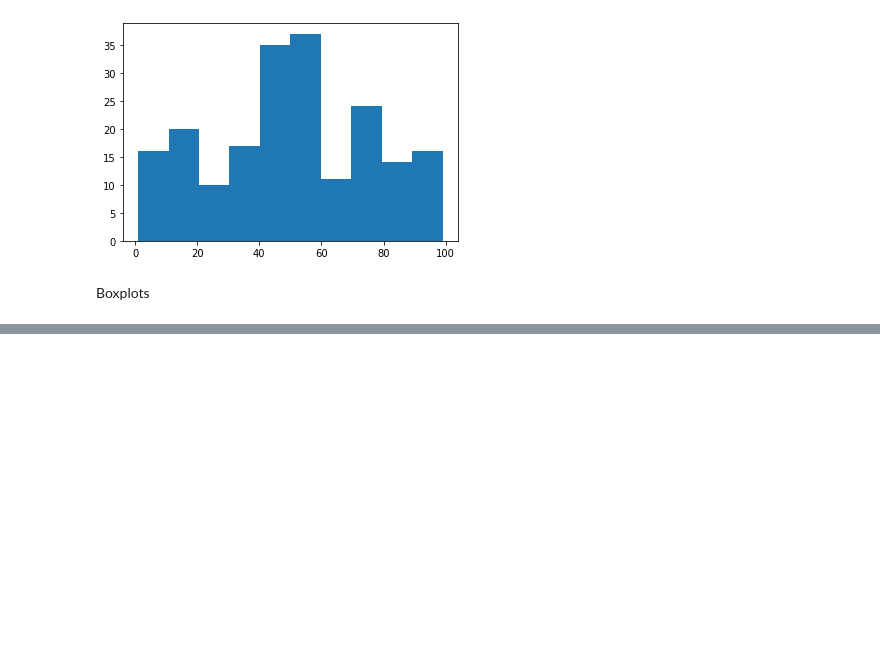
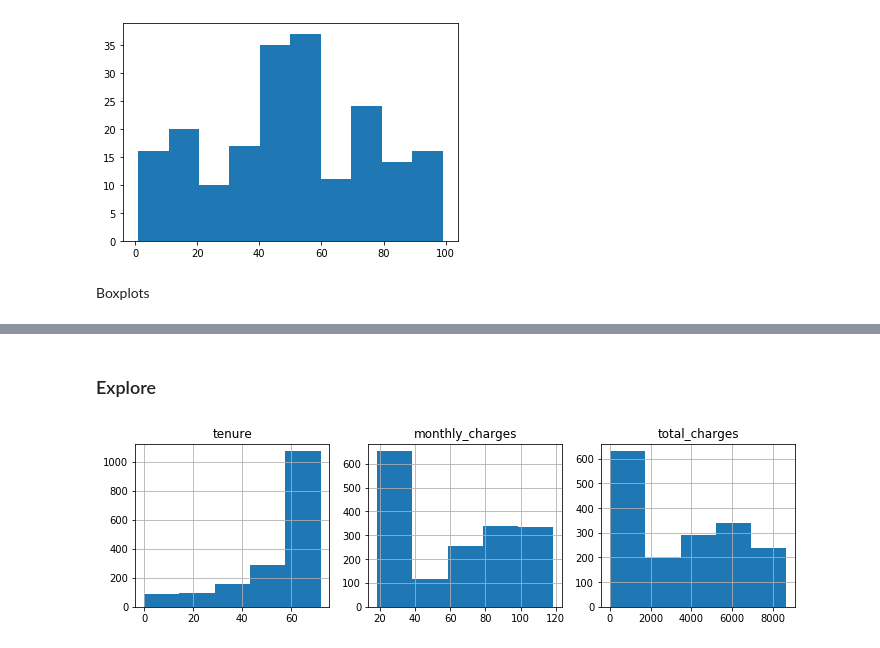
Before and after one commit to Brandon-Martinez27/regression-exercises, a Jupyter notebook: wrangle.ipynb, the cells around one changed output, grey strips where cells are left out. Cells and saved outputs as stored; diff of their text form; code cells hidden in the pictures; blank space fills up the shorter version.

```diff
--- a/wrangle.ipynb
+++ b/wrangle.ipynb
@@ -84,0 +159,12 @@ nulls, outliers, cut, dropna, fillna, get_dummies (think about if any new featur
+# %%
+df = get_mall_data()
+
+def prep_mall_data(df):
+    '''
+    Take the acquired mall data, does data prep, and returns
+    train, test, and vaildate data splits.
+    '''
+    df['is_female'] = (df.gender == 'Female').astype('int')
+    train_and_validate, test = train_test_split(df, test_size=.15, random_state=123)
+    train, validate = train_test_split(train_and_validate, test_size=.15, random_state=123)
+    return train, test, validate
@@ -84,0 +223,2 @@ nulls, outliers, cut, dropna, fillna, get_dummies (think about if any new featur
+# %%
+df = get_telco_data()
@@ -84,0 +268,2 @@ nulls, outliers, cut, dropna, fillna, get_dummies (think about if any new featur
+# %%
+df.total_charges = df.total_charges.replace(' ', np.nan).astype('float')
@@ -84,0 +288,2 @@ nulls, outliers, cut, dropna, fillna, get_dummies (think about if any new featur
+# %%
+df.total_charges = df.total_charges.fillna(0)
@@ -84,0 +316,13 @@ nulls, outliers, cut, dropna, fillna, get_dummies (think about if any new featur
+# %% [markdown]
+### Explore
+# %%
+plt.figure(figsize=(16, 3))
+
+for i, col in enumerate(['tenure', 'monthly_charges', 'total_charges']):
+    plot_number = i + 1 # i starts at 0, but plot nos should start at 1
+    series = df[col]
+    plt.subplot(1,4, plot_number)
+    plt.title(col)
+    series.hist(bins=5)
+# %% [output]
+[figure, added]
```
Also changed, not shown: parts of 35 cells of this notebook, 2 other files.
